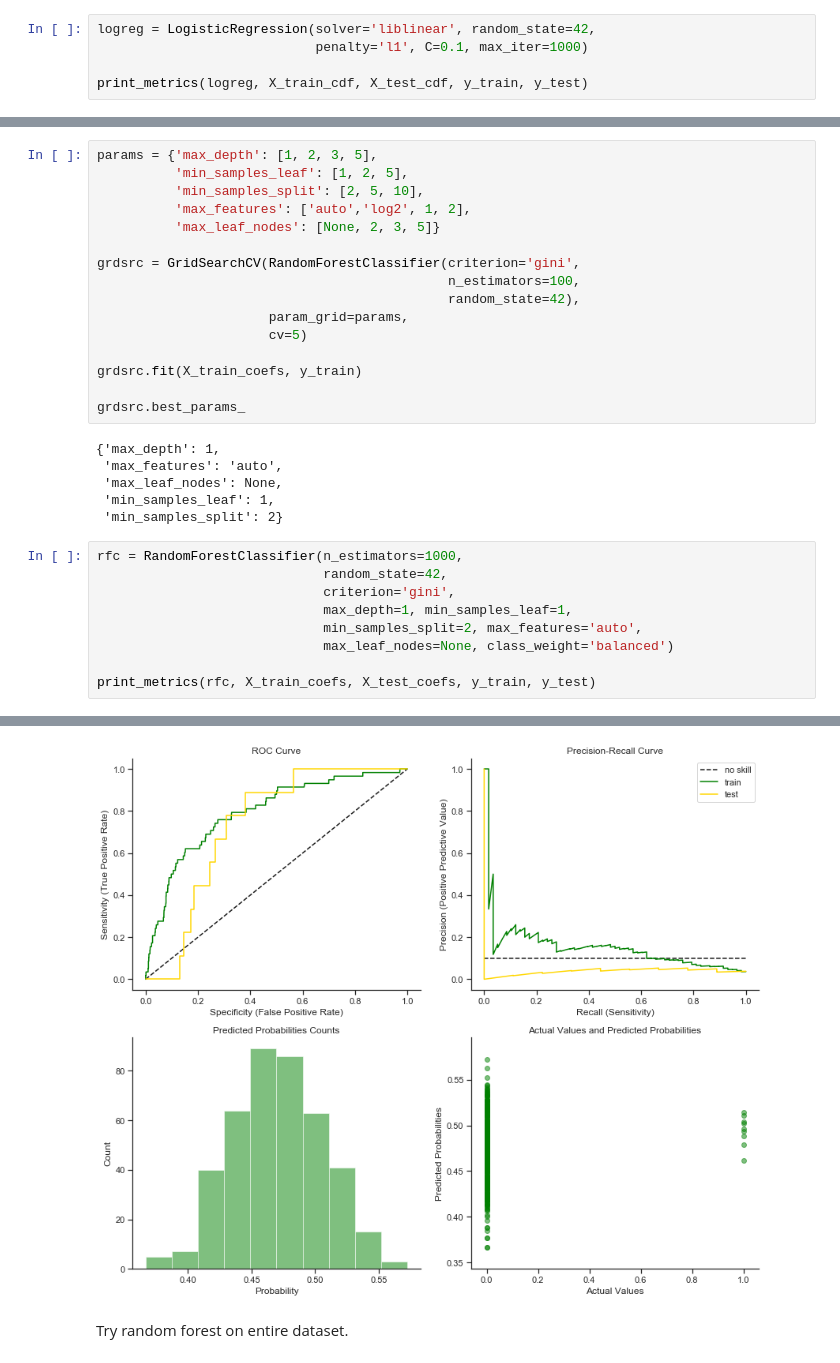
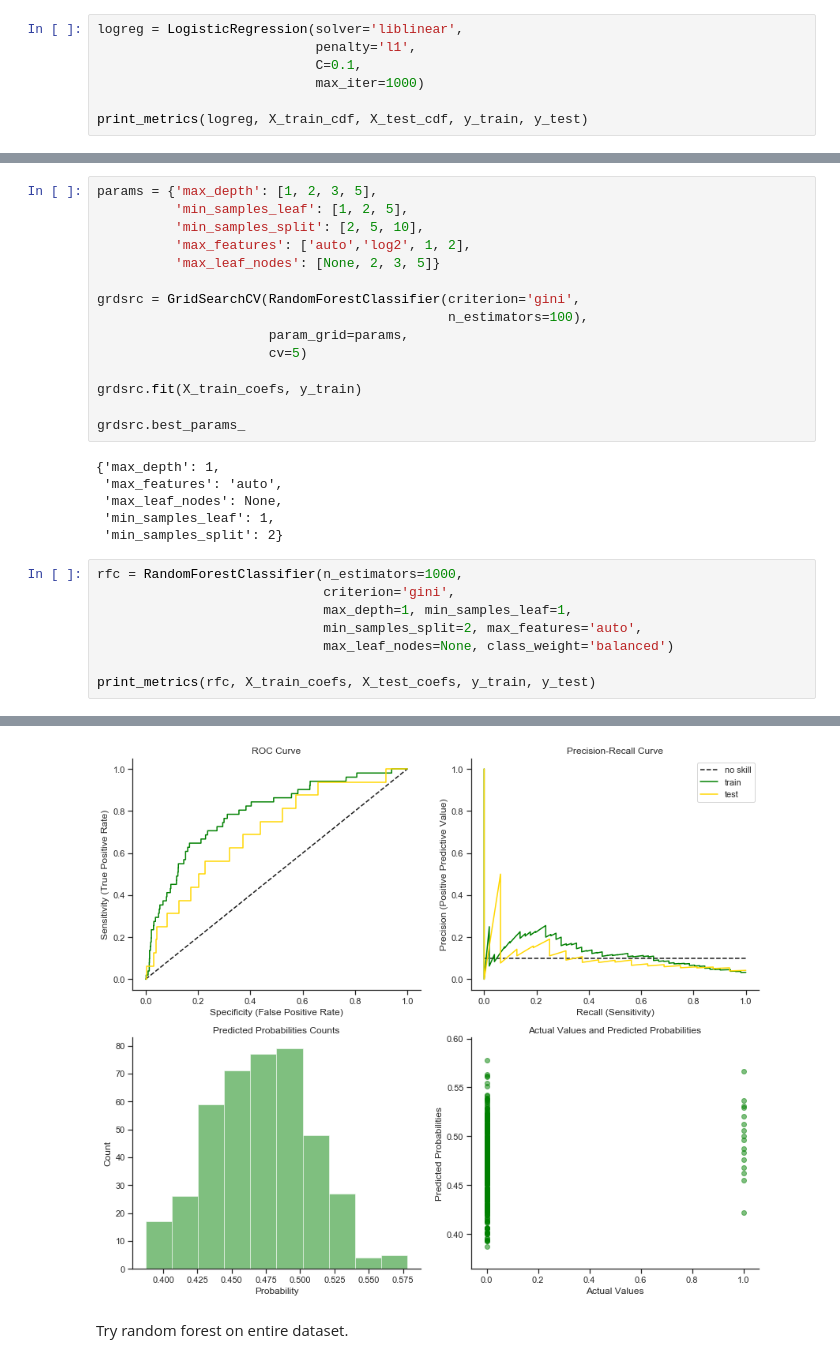
Before and after one commit to nkacoroski/dsc-3-final-project, a Jupyter notebook: student.ipynb, the cells around one changed output, grey strips where cells are left out. Saved outputs shown, nothing was run; the diff lists cells and outputs as text.

```diff
--- a/student.ipynb
+++ b/student.ipynb
@@ -243,8 +244,10 @@ grdsrc.best_params_
 # %% [output]
 {'C': 0.1, 'penalty': 'l1'}
 # %%
-logreg = LogisticRegression(solver='liblinear', random_state=42,
-                            penalty='l1', C=0.1, max_iter=1000)
+logreg = LogisticRegression(solver='liblinear',
+                            penalty='l1',
+                            C=0.1,
+                            max_iter=1000)
 
 print_metrics(logreg, X_train_cdf, X_test_cdf, y_train, y_test)
 # %% [output]
@@ -312,8 +315,7 @@ params = {'max_depth': [1, 2, 3, 5],
           'max_leaf_nodes': [None, 2, 3, 5]}
 
 grdsrc = GridSearchCV(RandomForestClassifier(criterion='gini',
-                                             n_estimators=100,
-                                             random_state=42),
+                                             n_estimators=100),
                       param_grid=params,
                       cv=5)
 
@@ -328,7 +330,6 @@ grdsrc.best_params_
  'min_samples_split': 2}
 # %%
 rfc = RandomForestClassifier(n_estimators=1000,
-                             random_state=42,
                              criterion='gini',
                              max_depth=1, min_samples_leaf=1,
                              min_samples_split=2, max_features='auto',
@@ -356,4 +357,4 @@ print_metrics(rfc, X_train_coefs, X_test_coefs, y_train, y_test)
-[figure, old version]
+[figure, new version]
 # %% [markdown]
 Try random forest on entire dataset.
 # %%
```
Also changed, not shown: parts of 19 cells of this notebook.
